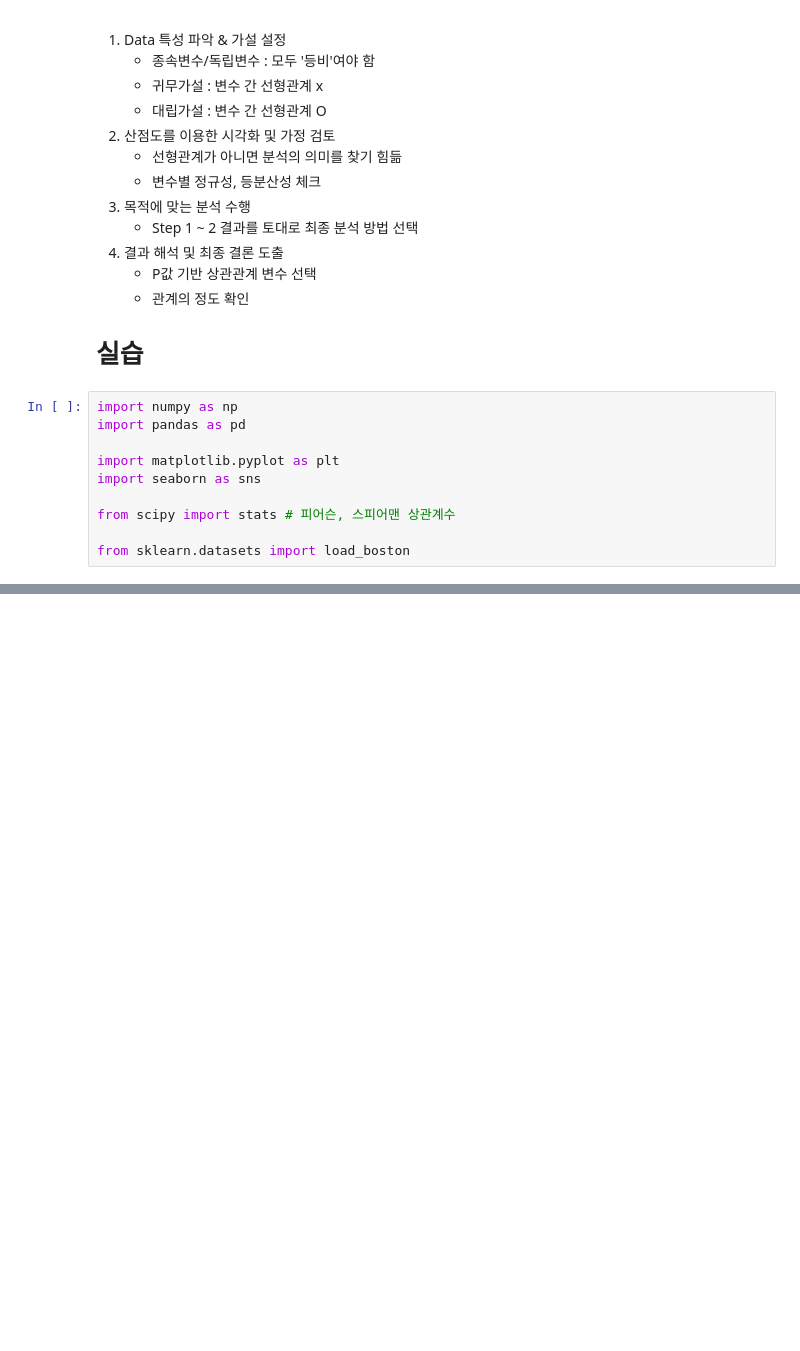
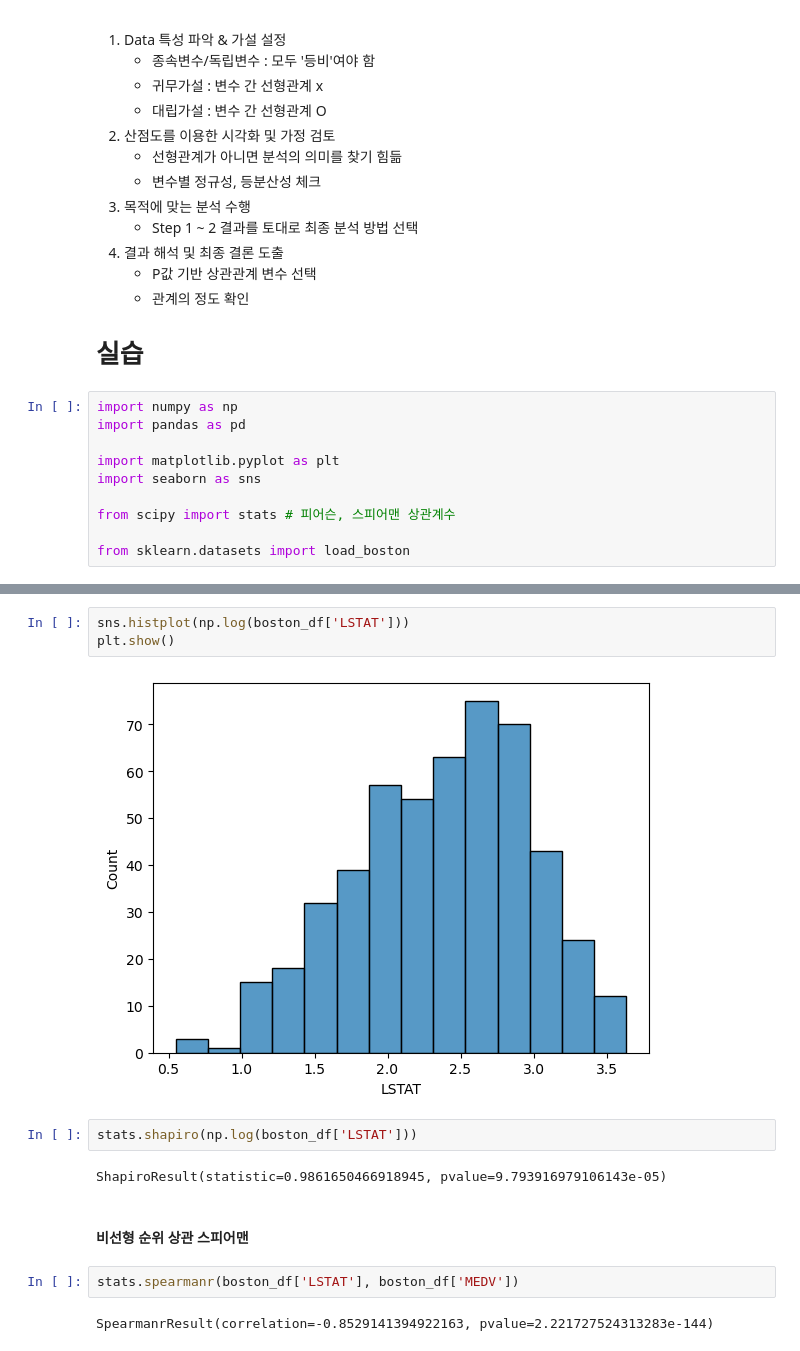
Before and after one commit to Jihwan98/aivle_school, a Jupyter notebook: pre_study/6.2 상관분석.ipynb, the cells around one changed output, grey strips where cells are left out. Saved outputs shown, nothing was run; the diff lists cells and outputs as text; blank space fills up the shorter version.

```diff
--- a/pre_study/6.2 상관분석.ipynb
+++ b/pre_study/6.2 상관분석.ipynb
@@ -77,0 +201,15 @@ ParserError: Error tokenizing data. C error: Expected 24 fields in line 2, saw 2
+# %%
+sns.histplot(np.log(boston_df['LSTAT']))
+plt.show()
+# %% [output]
+[figure, added]
+# %%
+stats.shapiro(np.log(boston_df['LSTAT']))
+# %% [output]
+ShapiroResult(statistic=0.9861650466918945, pvalue=9.793916979106143e-05)
+# %% [markdown]
+#### 비선형 순위 상관 스피어맨
+# %%
+stats.spearmanr(boston_df['LSTAT'], boston_df['MEDV'])
+# %% [output]
+SpearmanrResult(correlation=-0.8529141394922163, pvalue=2.221727524313283e-144)
```
Also changed, not shown: parts of 29 cells of this notebook.
